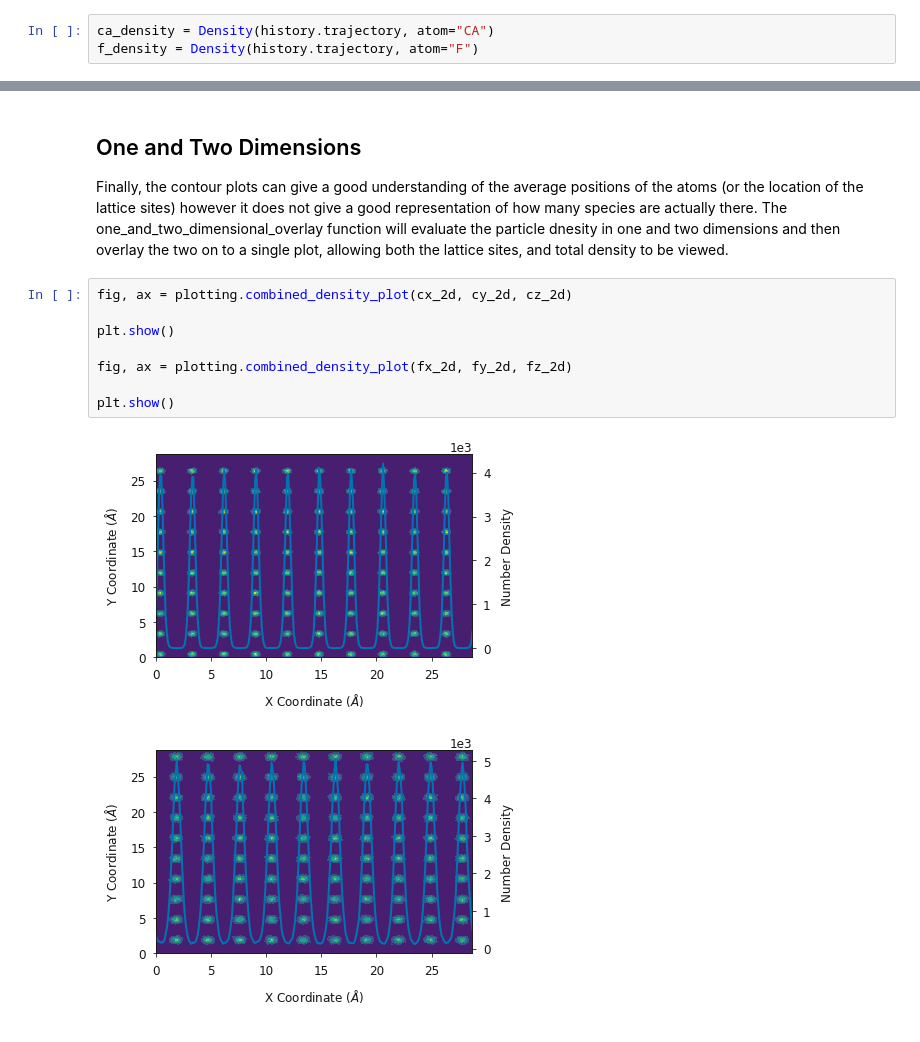
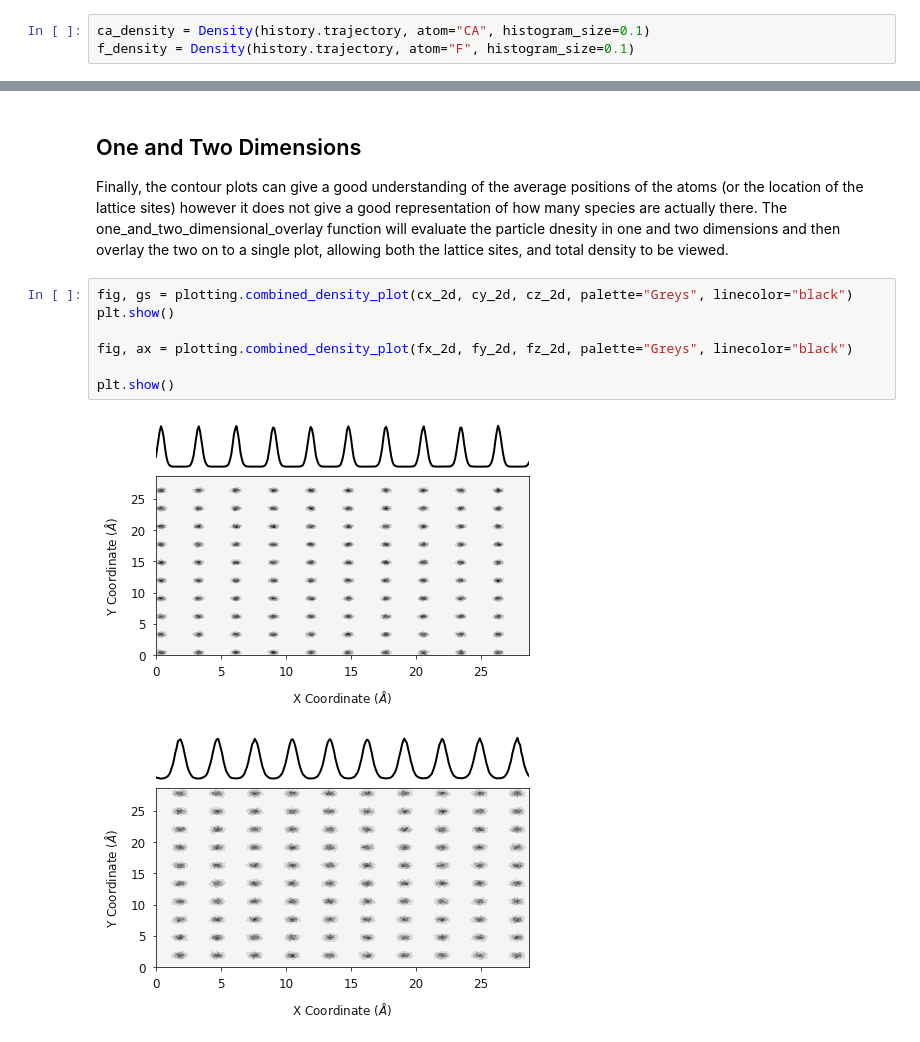
Before and after one commit to symmy596/Polypy, a Jupyter notebook: examples/notebooks/Density.ipynb, the cells around one changed output, grey strips where cells are left out. Saved outputs shown, nothing was run; the diff lists cells and outputs as text.

```diff
--- a/examples/notebooks/Density.ipynb
+++ b/examples/notebooks/Density.ipynb
@@ -26,5 +26,5 @@ history = History("../example_data/HISTORY", ["CA", "F"])
 # %% [markdown]
 The next step is to create the density object for both species.
 # %%
-ca_density = Density(history.trajectory, atom="CA")
-f_density = Density(history.trajectory, atom="F")
+ca_density = Density(history.trajectory, atom="CA", histogram_size=0.1)
+f_density = Density(history.trajectory, atom="F", histogram_size=0.1)
@@ -135,13 +134,12 @@ plt.show()
 
 Finally, the contour plots can give a good understanding of the average positions of the atoms (or the location of the lattice sites) however it does not give a good representation of how many species are actually there. The one_and_two_dimensional_overlay function will evaluate the particle dnesity in one and two dimensions and then overlay the two on to a single plot, allowing both the lattice sites, and total density to be viewed.
 # %%
-fig, ax = plotting.combined_density_plot(cx_2d, cy_2d, cz_2d)
+fig, gs = plotting.combined_density_plot(cx_2d, cy_2d, cz_2d, palette="Greys", linecolor="black")
+plt.show()
+
+fig, ax = plotting.combined_density_plot(fx_2d, fy_2d, fz_2d, palette="Greys", linecolor="black")
 
 plt.show()
-
-fig, ax = plotting.combined_density_plot(fx_2d, fy_2d, fz_2d)
-
-plt.show()
 # %% [output]
-[figure, old version]
+[figure, new version]
-[figure, old version]
+[figure, new version]
```
Also changed, not shown: parts of 15 cells of this notebook, 1 other file.
